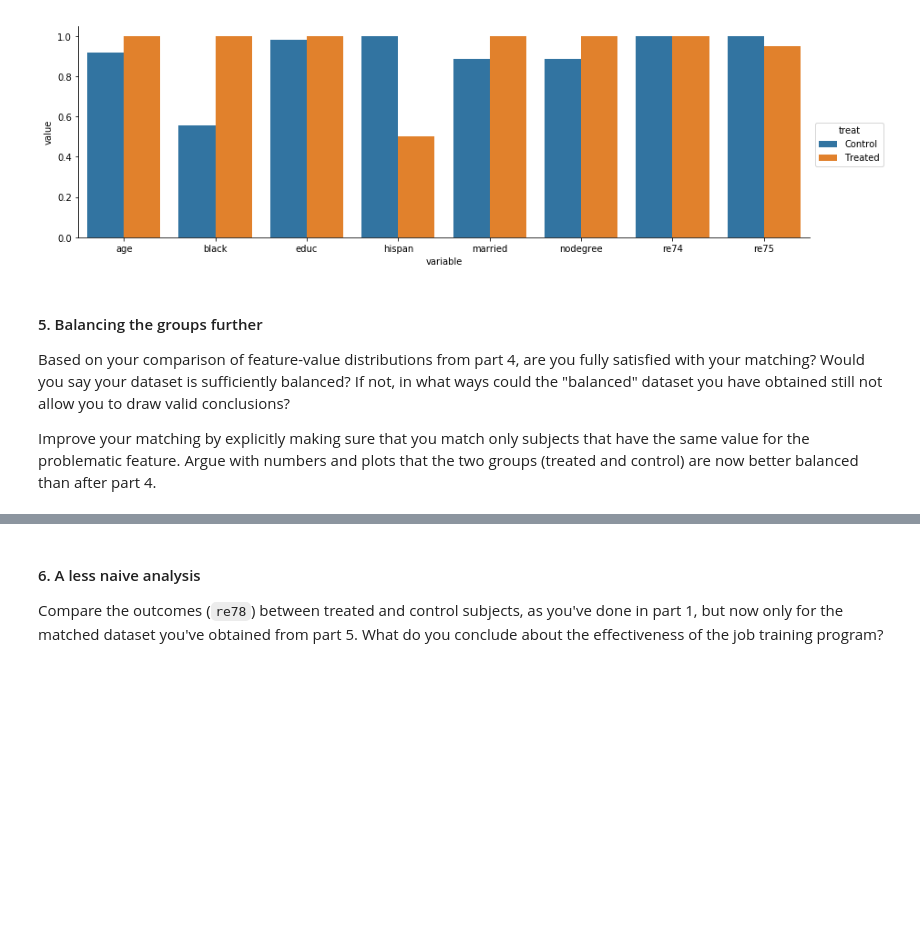
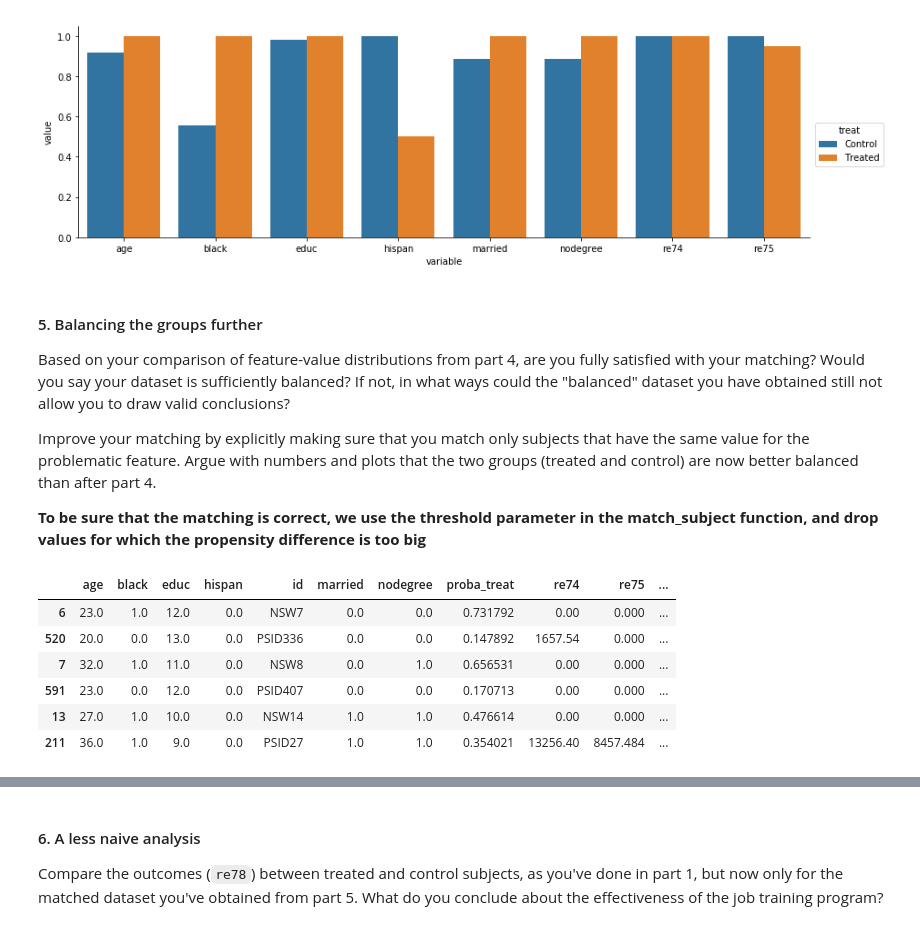
Before and after one commit to Polymere/ADA_Group, a Jupyter notebook: Homework/04 - Applied ML/HW4.ipynb, the cells around one changed output, grey strips where cells are left out. Saved outputs shown, nothing was run; the diff lists cells and outputs as text; code cells hidden in the pictures; blank space fills up the shorter version.

```diff
--- a/Homework/04 - Applied ML/HW4.ipynb
+++ b/Homework/04 - Applied ML/HW4.ipynb
@@ -212,7 +217,0 @@ match=nx.max_weight_matching(G)
-# %%
-new_df=pd.DataFrame()
-for idx in treat.index:
-    match_subject=match[treat.loc[idx].id]
-    new_df=new_df.append(treat.loc[idx])
-    new_df=new_df.append(control[control.id==match_subject])
-new_df.head(6)
@@ -248,3 +266,16 @@ If not, in what ways could the "balanced" dataset you have obtained still not al
 
 Improve your matching by explicitly making sure that you match only subjects that have the same value for the problematic feature.
 Argue with numbers and plots that the two groups (treated and control) are now better balanced than after part 4.
+
+__To be sure that the matching is correct, we use the threshold parameter in the match_subject function, and drop values for which the propensity difference is too big__
+# %%
+new_matched_df,failed=match_subject(match,treat,control,0.1)
+failed.head(6)
+# %% [output]
+|  | age | black | educ | hispan | id | married | nodegree | proba_treat | re74 | re75 | ... |
+| 6 | 23.0 | 1.0 | 12.0 | 0.0 | NSW7 | 0.0 | 0.0 | 0.731792 | 0.00 | 0.000 | ... |
+| 520 | 20.0 | 0.0 | 13.0 | 0.0 | PSID336 | 0.0 | 0.0 | 0.147892 | 1657.54 | 0.000 | ... |
+| 7 | 32.0 | 1.0 | 11.0 | 0.0 | NSW8 | 0.0 | 1.0 | 0.656531 | 0.00 | 0.000 | ... |
+| 591 | 23.0 | 0.0 | 12.0 | 0.0 | PSID407 | 0.0 | 0.0 | 0.170713 | 0.00 | 0.000 | ... |
+| 13 | 27.0 | 1.0 | 10.0 | 0.0 | NSW14 | 1.0 | 1.0 | 0.476614 | 0.00 | 0.000 | ... |
+| 211 | 36.0 | 1.0 | 9.0 | 0.0 | PSID27 | 1.0 | 1.0 | 0.354021 | 13256.40 | 8457.484 | ... |
```
Also changed, not shown: parts of 29 cells of this notebook.
